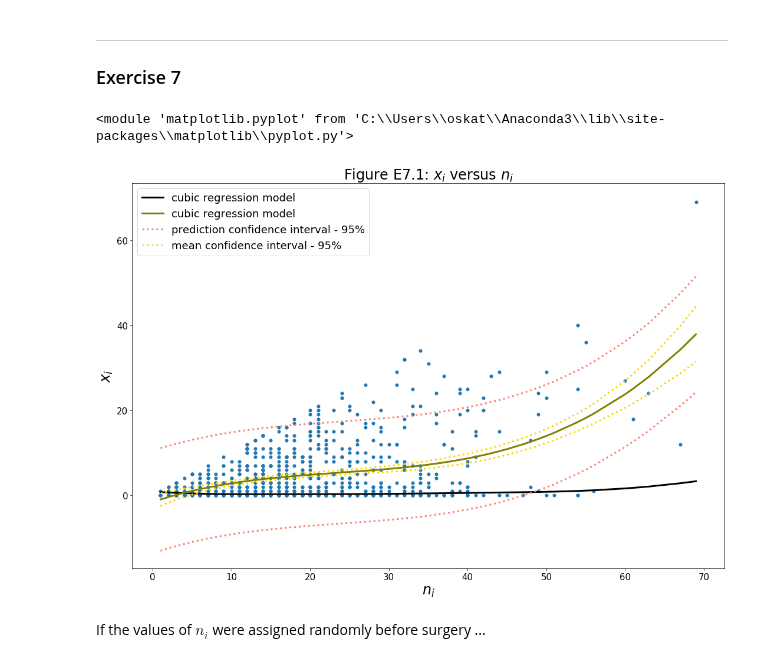
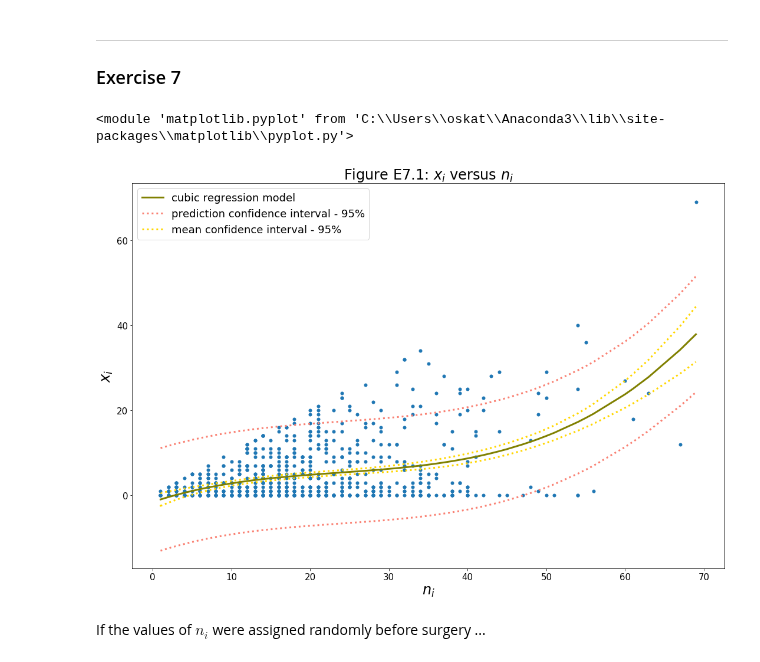
Before and after one commit to KiraSensei13/MNT_ITESM_courses, a Jupyter notebook: 2.1.CienciaDeDatosEInterferenciaEstadistica/caseStudy01/CASI_CH06.ipynb, the cells around one changed output. Saved outputs shown, nothing was run; the diff lists cells and outputs as text; code cells hidden in the pictures.

```diff
--- a/2.1.CienciaDeDatosEInterferenciaEstadistica/caseStudy01/CASI_CH06.ipynb
+++ b/2.1.CienciaDeDatosEInterferenciaEstadistica/caseStudy01/CASI_CH06.ipynb
@@ -792,35 +792,34 @@ results = model.fit();
 # Confidence Intervals
 # create a summary table with all influence and outlier measures
 st, data, ss2 = summary_table(results, alpha=0.05)
 
 # Collect Stat. Info.
 fittedvalues = data[:, 2]
-predict_mean_se  = data[:, 3]
+#predict_mean_se  = data[:, 3]
 predict_mean_ci_low, predict_mean_ci_upp = data[:, 4:6].T
 predict_ci_low, predict_ci_upp = data[:, 6:8].T
 
 # PLOT
 scale = 6;
 plt.subplots(figsize=(3*scale, 2*scale));
 
 # Plot
-plt.plot(x, predict_mean_se,        '-', color='black',  linewidth=3, label='cubic regression model');
 plt.plot(x, fittedvalues,        '-', color='olive',  linewidth=3, label='cubic regression model');
 plt.plot(x, predict_ci_low,      ':', color='salmon', linewidth=3, label='prediction confidence interval - 95%')
 plt.plot(x, predict_ci_upp,      ':', color='salmon', linewidth=3)
 plt.plot(x, predict_mean_ci_low, ':', color='gold',   linewidth=3, label='mean confidence interval - 95%')
 plt.plot(x, predict_mean_ci_upp, ':', color='gold',   linewidth=3)
 plt.scatter(nodes_n, nodes_x, s=25);
 
 # Display plots
 plt.yscale('linear');
 plt.xlabel(r'$n_i$', fontsize=24);
 plt.ylabel(r'$x_i$', fontsize=24);
 plt.title('Figure E7.1: ' + r'$x_i$' + ' versus ' + r'$n_i$', size=24);
 plt.legend(prop={'size': 18});
 display(plt);
 # %% [output]
 <module 'matplotlib.pyplot' from 'C:\\Users\\oskat\\Anaconda3\\lib\\site-packages\\matplotlib\\pyplot.py'>
-[figure, old version]
+[figure, new version]
 # %% [markdown]
 If the values of $n_i$ were assigned randomly before surgery ...
```
